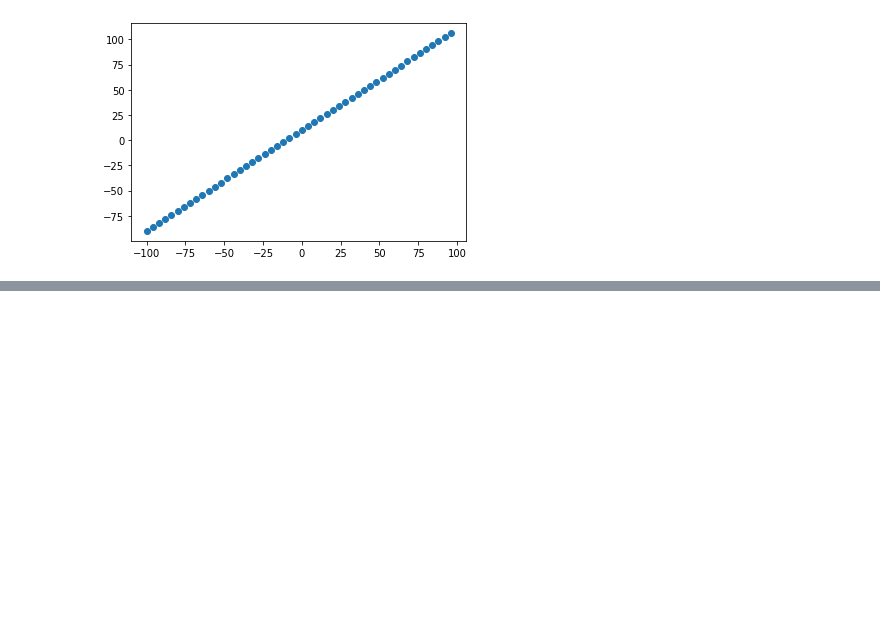
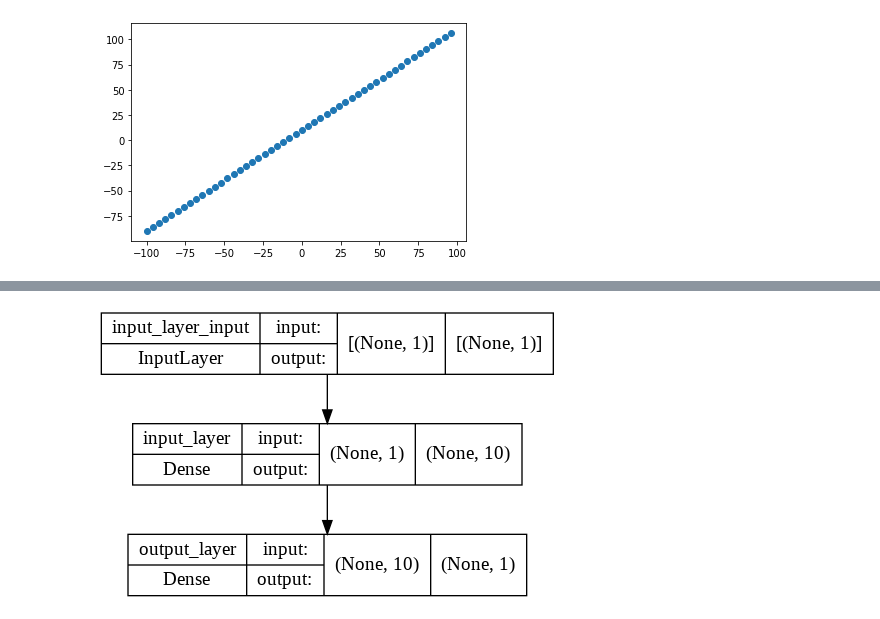
Before and after one commit to mafaldasalomao/neural_network_regression, a Jupyter notebook: 01_neural_network_regression_TF.ipynb, the cells around one changed output, grey strips where cells are left out. Cells and saved outputs as stored; diff of their text form; code cells hidden in the pictures; blank space fills up the shorter version.

Commit message:
Update model, improve and evaluate

```diff
--- a/01_neural_network_regression_TF.ipynb
+++ b/01_neural_network_regression_TF.ipynb
@@ -239,0 +269,13 @@ model.fit(tf.expand_dims(X, axis=-1), y, epochs=100)
+# %%
+#Let`s create a model wich builds automatically by defining the input_shape argument in the first
+
+tf.random.set_seed(42)
+model = tf.keras.Sequential([
+    tf.keras.layers.Dense(10, input_shape=[1], name="input_layer"),
+    tf.keras.layers.Dense(1, name="output_layer")
+], name="model_1")
+
+#compile the model
+model.compile(loss=tf.keras.losses.mae,
+              optimizer=tf.keras.optimizers.SGD(),
+              metrics=["mae"])
@@ -239,0 +300,5 @@ model.fit(tf.expand_dims(X, axis=-1), y, epochs=100)
+# %%
+#Total params - total number of parameters int he model
+#trainable params - these are parameters (patterns) the model can update as trains
+#NOon -trainable parameters - aren't updated durung training (tipically transfers learning)
+model.fit(tf.expand_dims(X_train, axis=-1), y_train, epochs=100, verbose=0)
@@ -239,0 +324,5 @@ model.fit(tf.expand_dims(X, axis=-1), y, epochs=100)
+# %%
+from tensorflow.keras.utils import plot_model
+plot_model(model=model, show_shapes=True)
+# %% [output]
+[figure, added]
```
Also changed, not shown: parts of 33 cells of this notebook.
